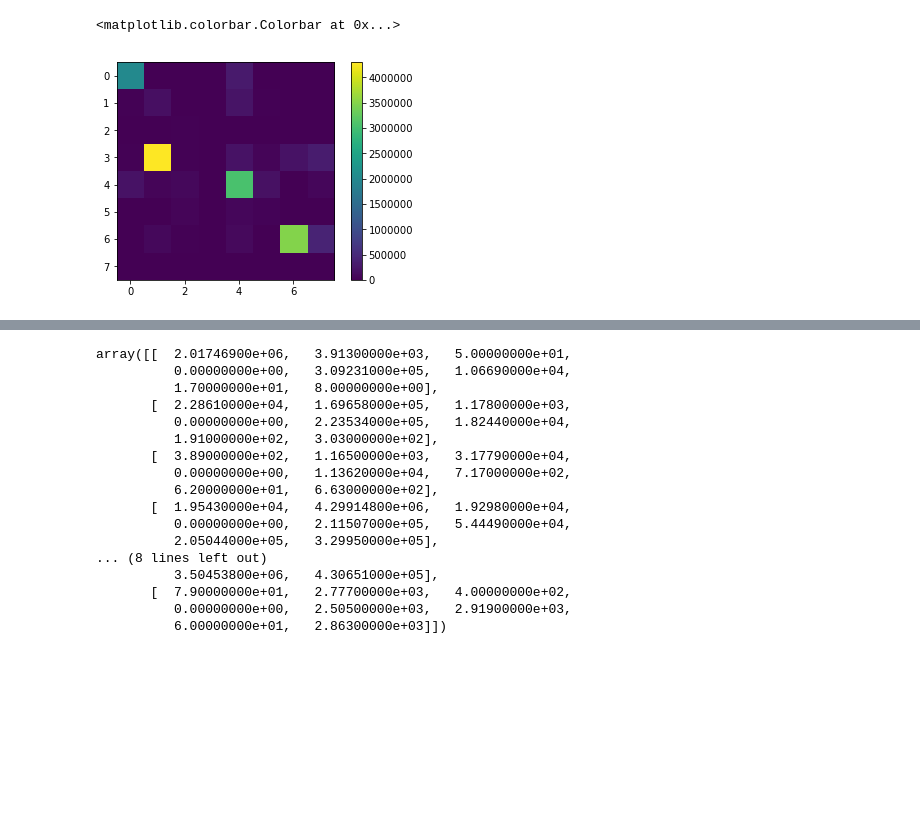
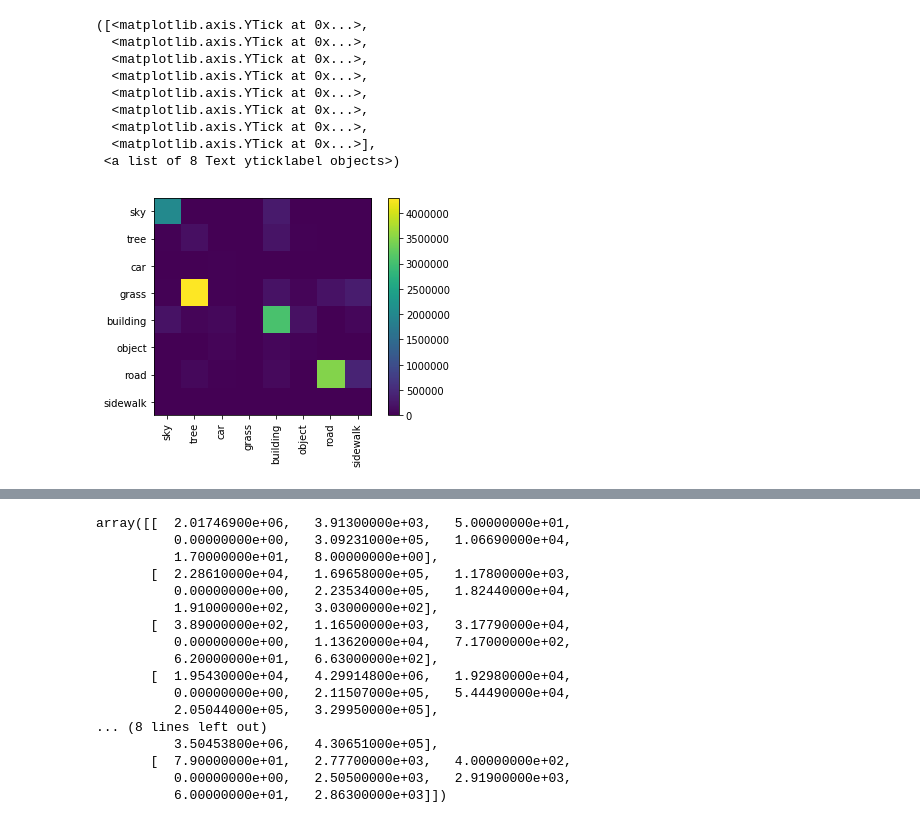
Before and after one commit to sriramvasu/segnet_vgg16, a Jupyter notebook: results.ipynb, the cells around one changed output, grey strips where cells are left out. Saved outputs shown, nothing was run; the diff lists cells and outputs as text; code cells hidden in the pictures; blank space fills up the shorter version.

```diff
--- a/results.ipynb
+++ b/results.ipynb
@@ -18,12 +25,22 @@ match_labels=[line.splitlines()[0].split(' ') for line in match_labels]
 # %%
 camvid_objects=[rt[1] for rt in match_labels]
 arl_objects=['sky','tree','car','grass','building','object','road','sidewalk']
-# %%
-plt.imshow(tr)
-plt.colorbar()
-# %% [output]
-<matplotlib.colorbar.Colorbar at 0x...>
-[figure, removed]
+# %%
+plt.imshow(tr)
+plt.colorbar()
+plt.xticks(range(8),arl_objects,rotation='vertical')
+plt.yticks(range(8),arl_objects,rotation='horizontal')
+# %% [output]
+([<matplotlib.axis.YTick at 0x...>,
+  <matplotlib.axis.YTick at 0x...>,
+  <matplotlib.axis.YTick at 0x...>,
+  <matplotlib.axis.YTick at 0x...>,
+  <matplotlib.axis.YTick at 0x...>,
+  <matplotlib.axis.YTick at 0x...>,
+  <matplotlib.axis.YTick at 0x...>,
+  <matplotlib.axis.YTick at 0x...>],
+ <a list of 8 Text yticklabel objects>)
+[figure, added]
 # %%
 plt.imshow(va)
 plt.colorbar()
```
Also changed, not shown: parts of 9 cells of this notebook, 3 other files.
